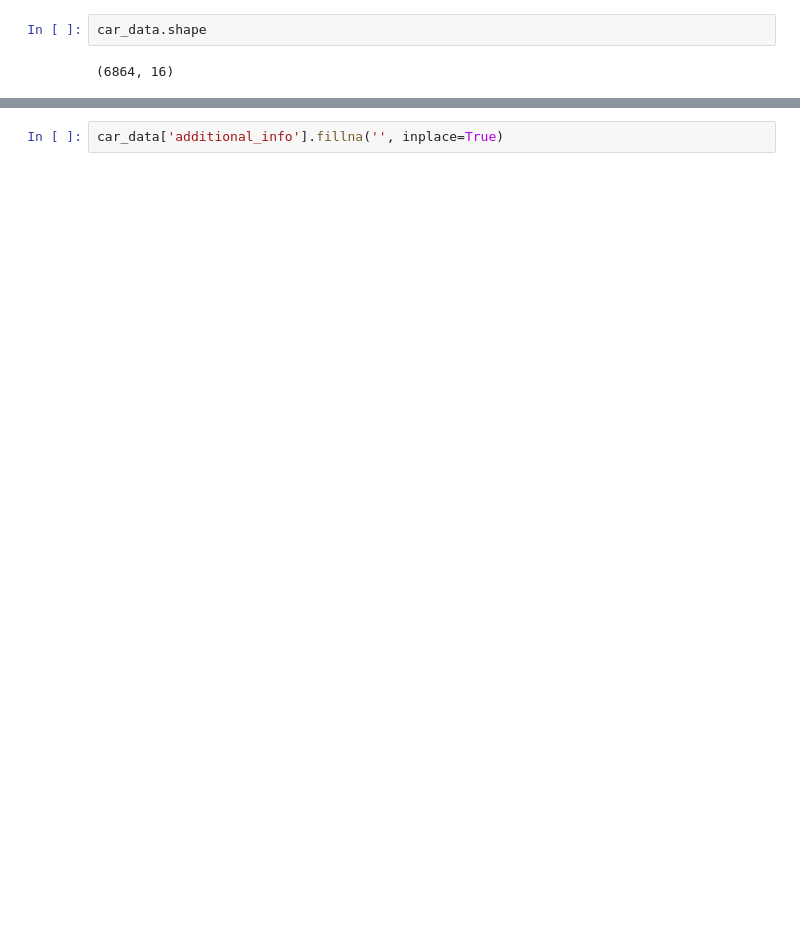
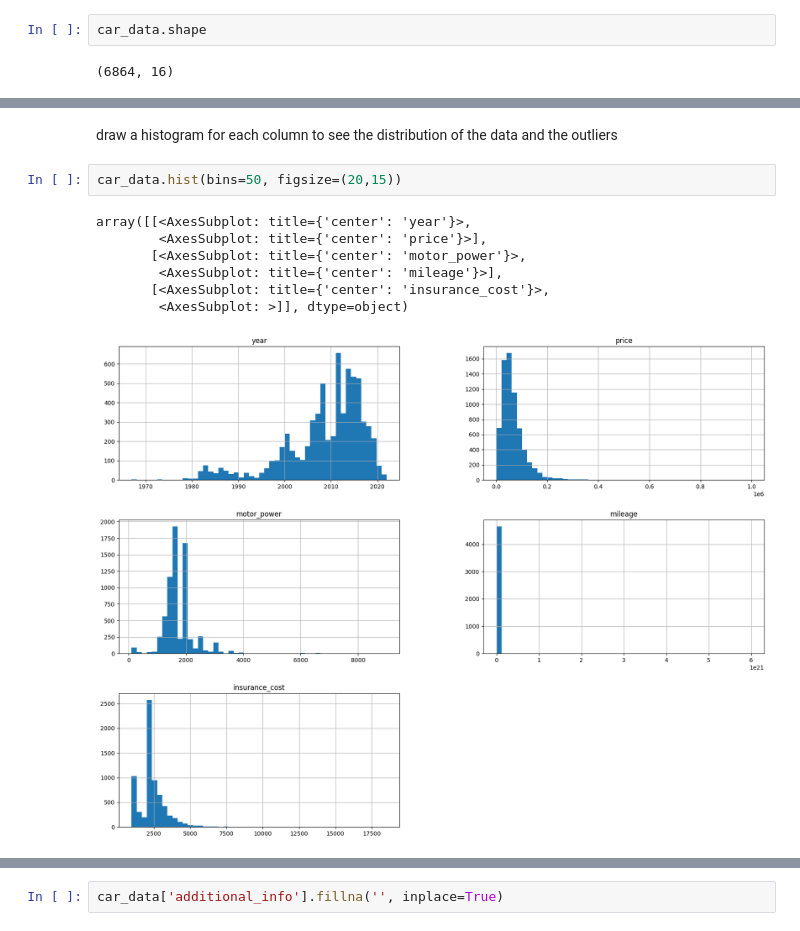
Before and after one commit to mohamadhase/Car-Price-Prediction, a Jupyter notebook: notebooks/car_prediction.ipynb, the cells around one changed output, grey strips where cells are left out. Saved outputs shown, nothing was run; the diff lists cells and outputs as text; blank space fills up the shorter version.

```diff
--- a/notebooks/car_prediction.ipynb
+++ b/notebooks/car_prediction.ipynb
@@ -24,0 +50,12 @@ car_data.head(5)
+# %% [markdown]
+draw a histogram for each column to see the distribution of the data and the outliers
+# %%
+car_data.hist(bins=50, figsize=(20,15))
+# %% [output]
+array([[<AxesSubplot: title={'center': 'year'}>,
+        <AxesSubplot: title={'center': 'price'}>],
+       [<AxesSubplot: title={'center': 'motor_power'}>,
+        <AxesSubplot: title={'center': 'mileage'}>],
+       [<AxesSubplot: title={'center': 'insurance_cost'}>,
+        <AxesSubplot: >]], dtype=object)
+[figure, added]
```
Also changed, not shown: parts of 40 cells of this notebook.
